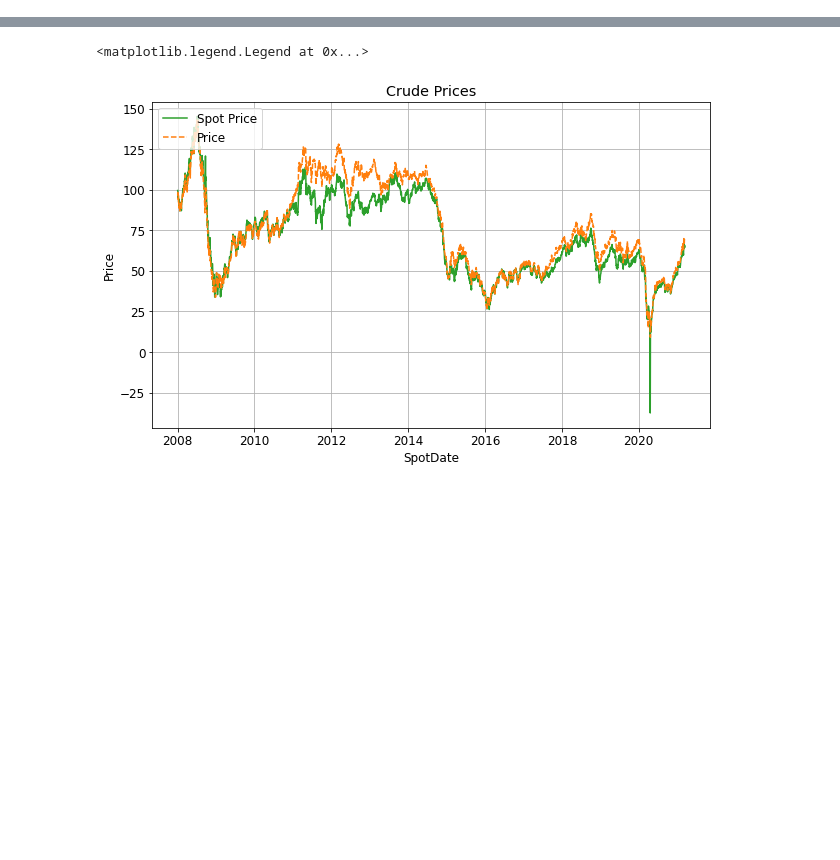
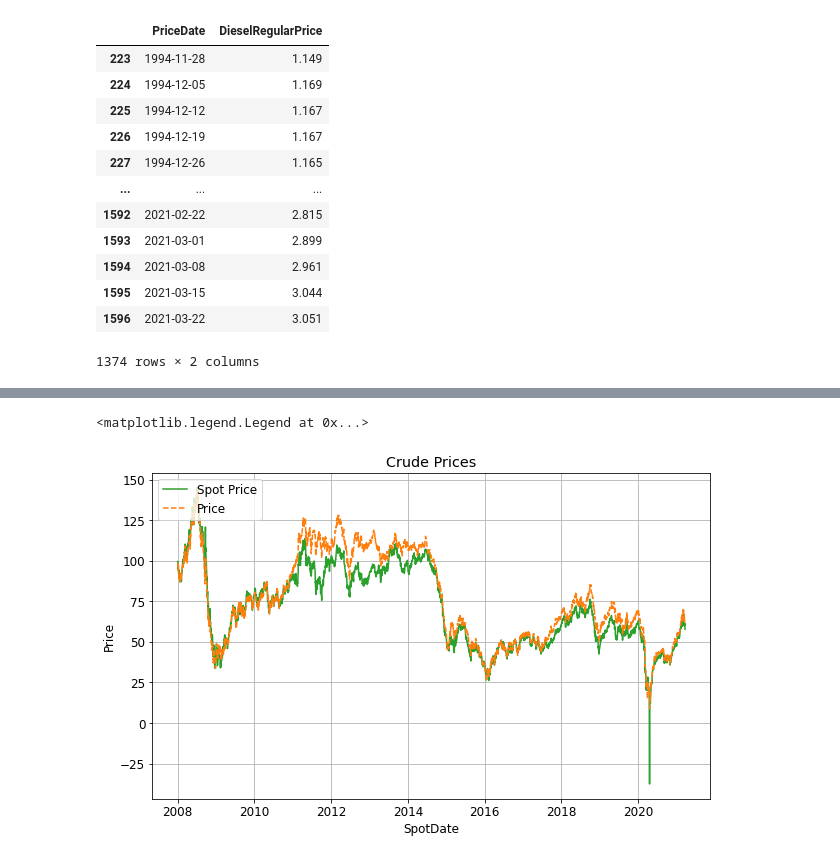
Before and after one commit to JayBaywatch/CrudePrices, a Jupyter notebook: notebooks/Gas Prices.ipynb, the cells around one changed output, grey strips where cells are left out. Cells and saved outputs as stored; diff of their text form; code cells hidden in the pictures; blank space fills up the shorter version.

```diff
--- a/notebooks/Gas Prices.ipynb
+++ b/notebooks/Gas Prices.ipynb
@@ -28,3 +34,19 @@ oil_prices = pd.read_excel(oil_prices_path,
+# %%
+diesel_prices
+# %% [output]
+|  | PriceDate | DieselRegularPrice |
+| 223 | 1994-11-28 | 1.149 |
+| 224 | 1994-12-05 | 1.169 |
+| 225 | 1994-12-12 | 1.167 |
+| 226 | 1994-12-19 | 1.167 |
+| 227 | 1994-12-26 | 1.165 |
+| ... | ... | ... |
+| 1592 | 2021-02-22 | 2.815 |
+| 1593 | 2021-03-01 | 2.899 |
+| 1594 | 2021-03-08 | 2.961 |
+| 1595 | 2021-03-15 | 3.044 |
+| 1596 | 2021-03-22 | 3.051 |
+1374 rows × 2 columns
 # %%
 oil_futures = oil_futures[(oil_futures.SpotDate.apply(
     lambda x: pd.Timestamp(x).date()) >= pd.Timestamp(start_date).date())]
```
Also changed, not shown: parts of 11 cells of this notebook.
